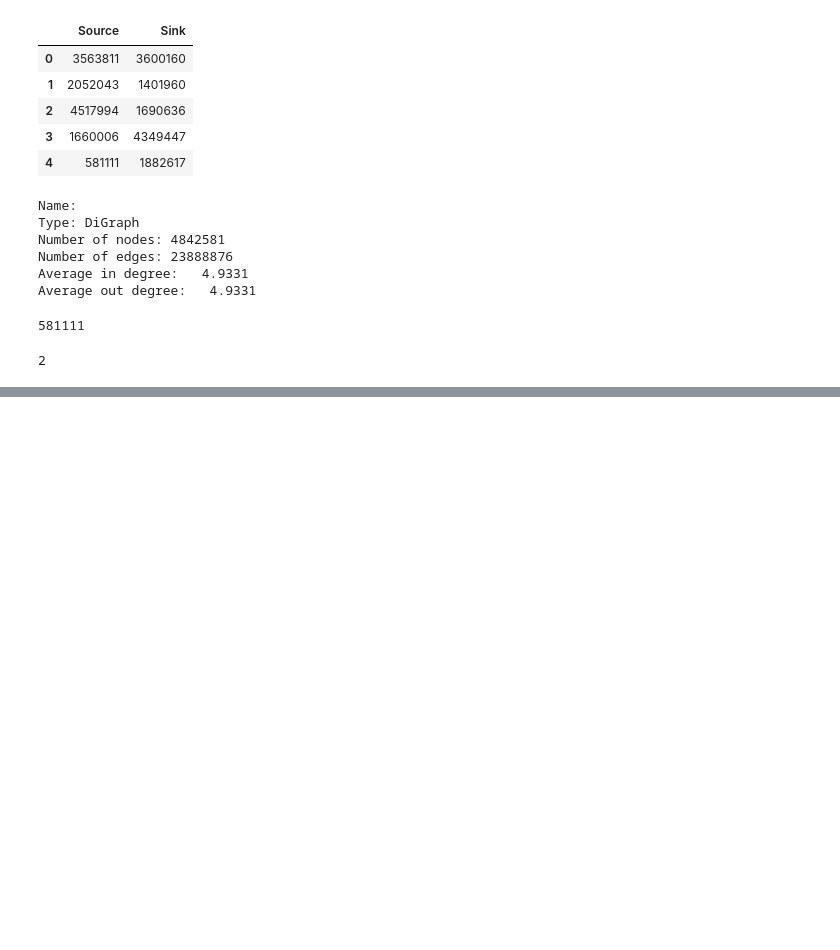
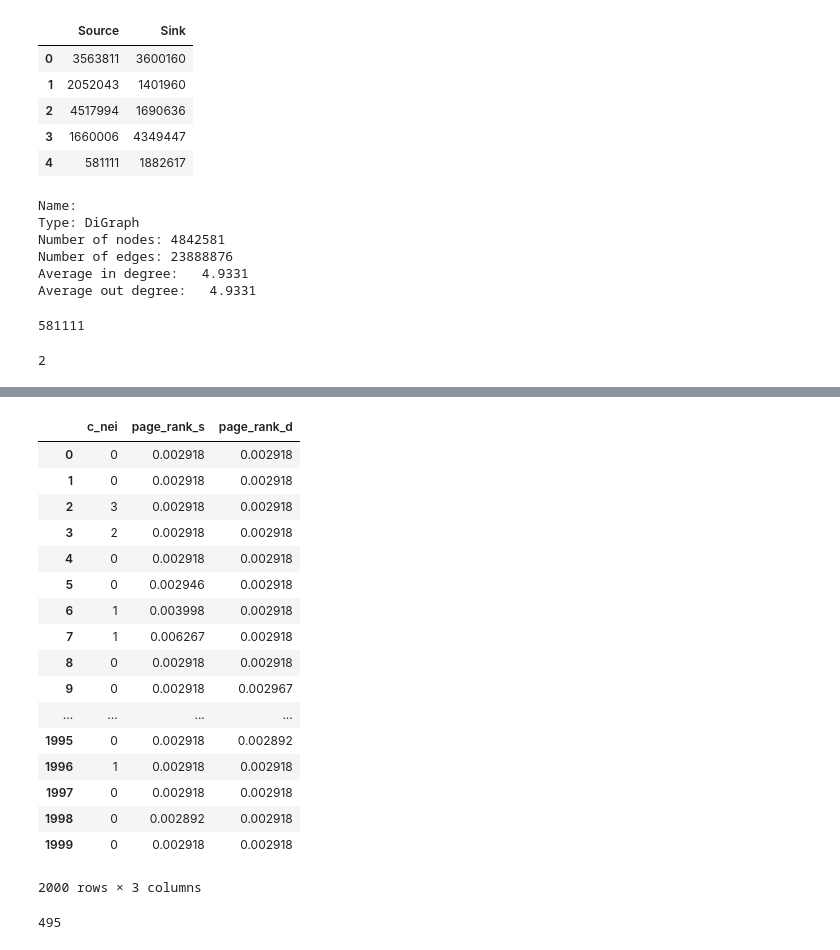
Before and after one commit to siriusctrl/COMP90051-Link-Prediction, a Jupyter notebook: prediction.ipynb, the cells around one changed output, grey strips where cells are left out. Saved outputs shown, nothing was run; the diff lists cells and outputs as text; code cells hidden in the pictures; blank space fills up the shorter version.

```diff
--- a/prediction.ipynb
+++ b/prediction.ipynb
@@ -809,8 +910,8 @@ X_sub['same_wcc'] = sub_data.apply(lambda row: belongs_to_same_wcc(row['Source']
 # %%
 X_sub['shortest_path'] = sub_data.apply(lambda row: compute_shortest_path_length(row['Source'], row['Sink'], train_graph=origial_graph), axis=1)
 # %%
-X_sub['page_rank_s'] = sub_data['Source'].apply(lambda x:pr.get(x, mean_pr))
-X_sub['page_rank_d'] = sub_data['Sink'].apply(lambda x:pr.get(x, mean_pr))
+X_sub['page_rank_s'] = sub_data['Source'].apply(lambda x:np.sqrt(pr_original.get(x, mean_pr_original)))
+X_sub['page_rank_d'] = sub_data['Sink'].apply(lambda x:np.sqrt(pr_original.get(x, mean_pr_original)))
 # %%
 X_sub['katz_s'] = sub_data['Source'].apply(lambda x: katz.get(x,mean_katz))
 X_sub['katz_d'] = sub_data['Sink'].apply(lambda x: katz.get(x,mean_katz))
@@ -820,3 +921,8 @@ X_sub['hubs_d'] = sub_data['Sink'].apply(lambda x: hits[0].get(x,0))
 # %%
 X_sub['authorities_s'] = sub_data['Source'].apply(lambda x: hits[1].get(x,0))
 X_sub['authorities_d'] = sub_data['Sink'].apply(lambda x: hits[1].get(x,0))
+# %%
+# calculate common neighbours
+X_sub['c_nei'] = sub_data.apply(lambda row: common_neighbours(row['Source'], row['Sink'], graph=origial_graph), axis=1)
+# %%
+X_sub['prefer'] = sub_data.apply(lambda row: preferencial_attchment(row['Source'], row['Sink'], graph=origial_graph), axis=1)
@@ -844 +965,5 @@ X_sub.head(100)
+# %%
+# X_sub = scaler.transform(X_sub)
+scaler.fit(X_sub)
+X_sub = scaler.transform(X_sub)
 # %%
@@ -867,0 +1014,21 @@ result.to_csv('submissioin_all_features.csv', index=False)
+# %%
+X_sub
+# %% [output]
+|  | c_nei | page_rank_s | page_rank_d |
+| 0 | 0 | 0.002918 | 0.002918 |
+| 1 | 0 | 0.002918 | 0.002918 |
+| 2 | 3 | 0.002918 | 0.002918 |
+| 3 | 2 | 0.002918 | 0.002918 |
+| 4 | 0 | 0.002918 | 0.002918 |
+| 5 | 0 | 0.002946 | 0.002918 |
+| 6 | 1 | 0.003998 | 0.002918 |
+| 7 | 1 | 0.006267 | 0.002918 |
+| 8 | 0 | 0.002918 | 0.002918 |
+| 9 | 0 | 0.002918 | 0.002967 |
+| ... | ... | ... | ... |
+| 1995 | 0 | 0.002918 | 0.002892 |
+| 1996 | 1 | 0.002918 | 0.002918 |
+| 1997 | 0 | 0.002918 | 0.002918 |
+| 1998 | 0 | 0.002892 | 0.002918 |
+| 1999 | 0 | 0.002918 | 0.002918 |
+2000 rows × 3 columns
@@ -867,0 +1042,4 @@ result.to_csv('submissioin_all_features.csv', index=False)
+# %%
+len(diff_list)
+# %% [output]
+495
```
Also changed, not shown: parts of 59 cells of this notebook, 1 other file.
